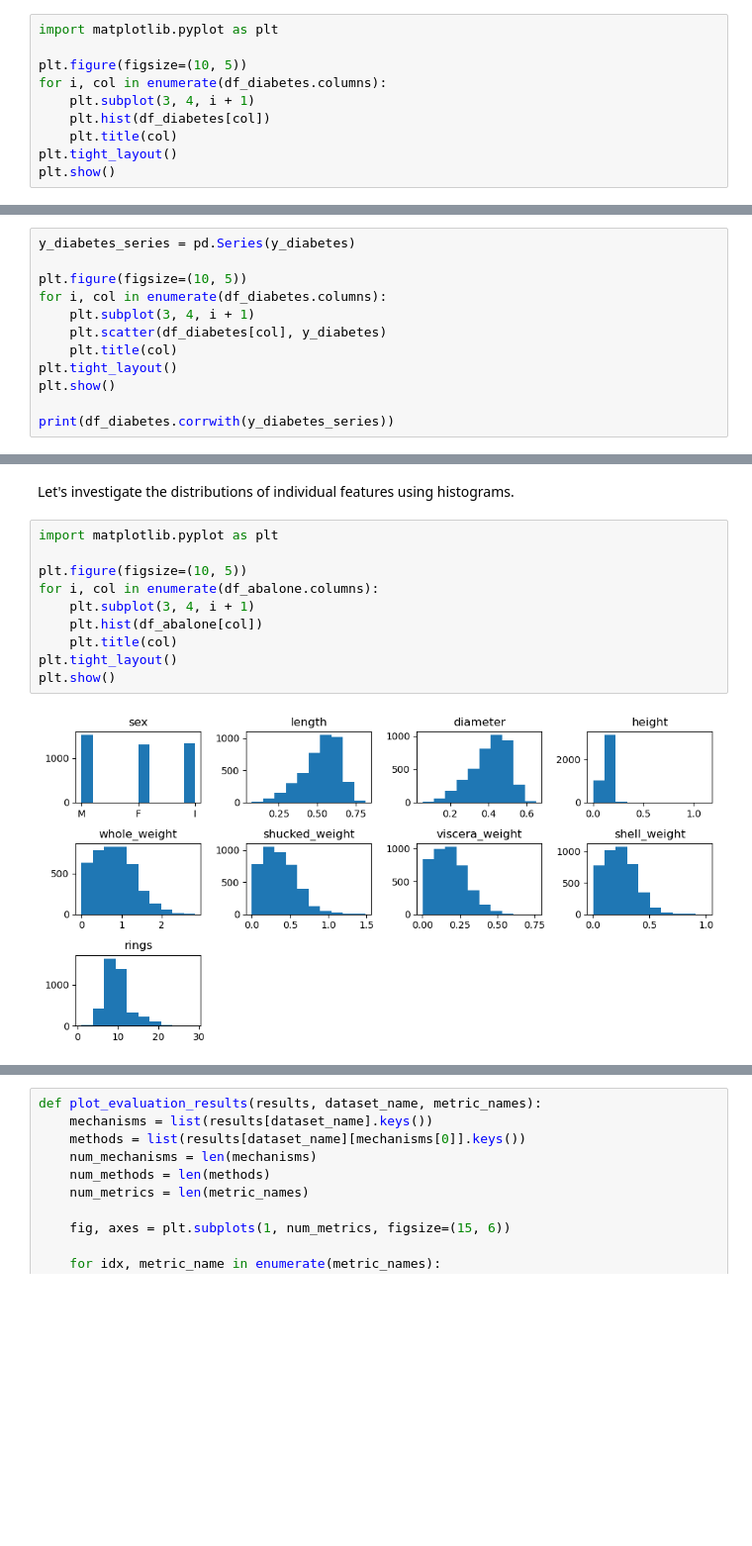
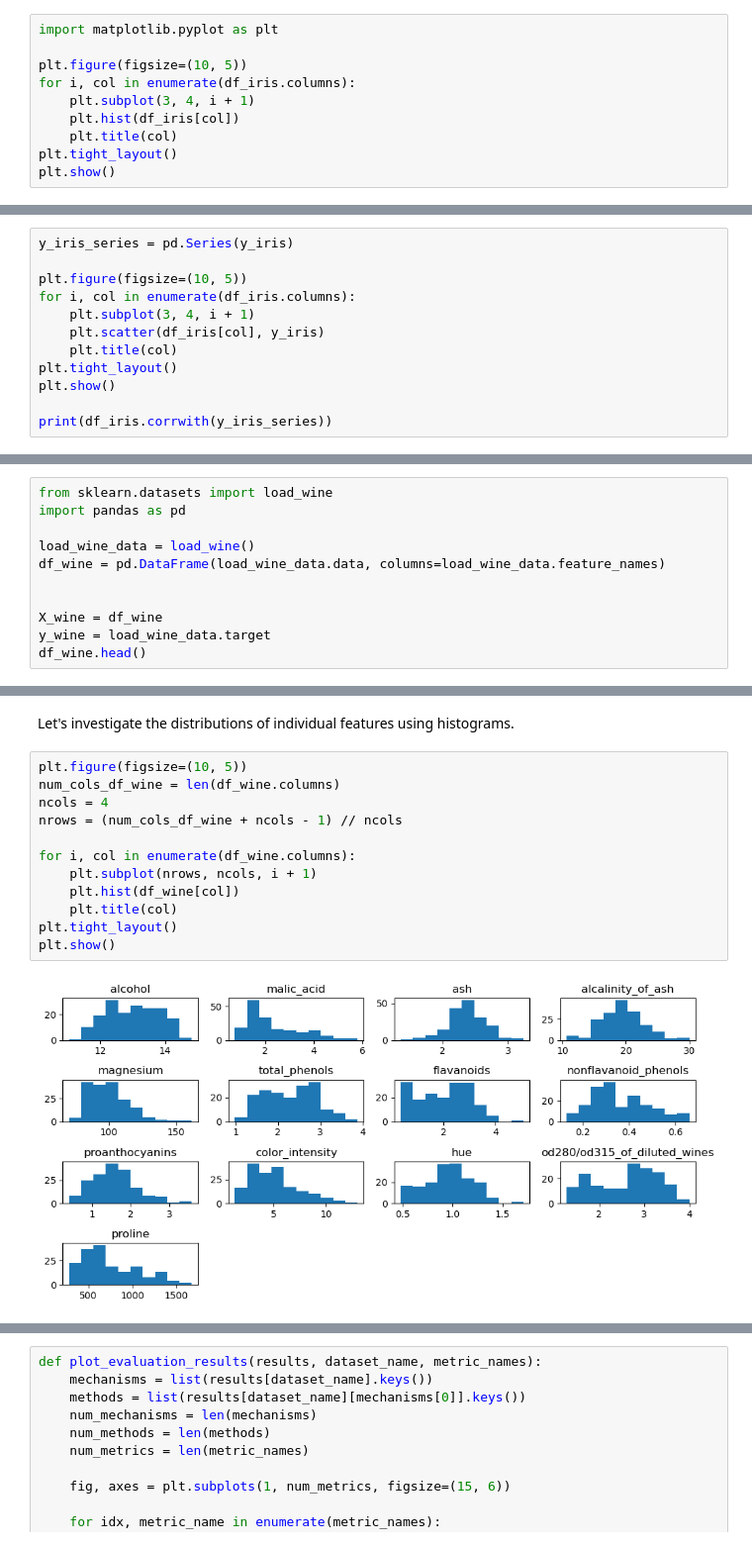
Before and after one commit to Adriano-7/fcup-ias-04-missing-data-mechanisms, a Jupyter notebook: IA04_Missing_Data.ipynb, the cells around one changed output, grey strips where cells are left out. Shown at 99% size. Cells and saved outputs as stored; diff of their text form; blank space fills up the shorter version.

```diff
--- a/IA04_Missing_Data.ipynb
+++ b/IA04_Missing_Data.ipynb
@@ -51,9 +49,9 @@ Let's investigate the distributions of individual features using histograms.
 import matplotlib.pyplot as plt
 
 plt.figure(figsize=(10, 5))
-for i, col in enumerate(df_diabetes.columns):
+for i, col in enumerate(df_iris.columns):
     plt.subplot(3, 4, i + 1)
-    plt.hist(df_diabetes[col])
+    plt.hist(df_iris[col])
     plt.title(col)
 plt.tight_layout()
 plt.show()
@@ -62,15 +60,15 @@ plt.show()
 # %% [markdown]
 We'll also examine the relationships between features and the target variable using correlation coefficients and visualizations.
 # %%
-y_diabetes_series = pd.Series(y_diabetes)
+y_iris_series = pd.Series(y_iris)
 
 plt.figure(figsize=(10, 5))
-for i, col in enumerate(df_diabetes.columns):
+for i, col in enumerate(df_iris.columns):
     plt.subplot(3, 4, i + 1)
-    plt.scatter(df_diabetes[col], y_diabetes)
+    plt.scatter(df_iris[col], y_iris)
     plt.title(col)
 plt.tight_layout()
 plt.show()
 
-print(df_diabetes.corrwith(y_diabetes_series))
+print(df_iris.corrwith(y_iris_series))
 # %% [output]
@@ -121,0 +85,11 @@ Abalone Dataset Describe:
+# %%
+from sklearn.datasets import load_wine
+import pandas as pd
+
+load_wine_data = load_wine()
+df_wine = pd.DataFrame(load_wine_data.data, columns=load_wine_data.feature_names)
+
+
+X_wine = df_wine
+y_wine = load_wine_data.target
+df_wine.head()
@@ -122,14 +124,16 @@ Abalone Dataset Describe:
 # %% [markdown]
 Let's investigate the distributions of individual features using histograms.
 # %%
-import matplotlib.pyplot as plt
+plt.figure(figsize=(10, 5))
+num_cols_df_wine = len(df_wine.columns)
+ncols = 4
+nrows = (num_cols_df_wine + ncols - 1) // ncols
 
-plt.figure(figsize=(10, 5))
-for i, col in enumerate(df_abalone.columns):
-    plt.subplot(3, 4, i + 1)
-    plt.hist(df_abalone[col])
+for i, col in enumerate(df_wine.columns):
+    plt.subplot(nrows, ncols, i + 1)
+    plt.hist(df_wine[col])
     plt.title(col)
 plt.tight_layout()
 plt.show()
 # %% [output]
-[figure, old version]
+[figure, new version]
```
Also changed, not shown: parts of 49 cells of this notebook, 14 other files.
